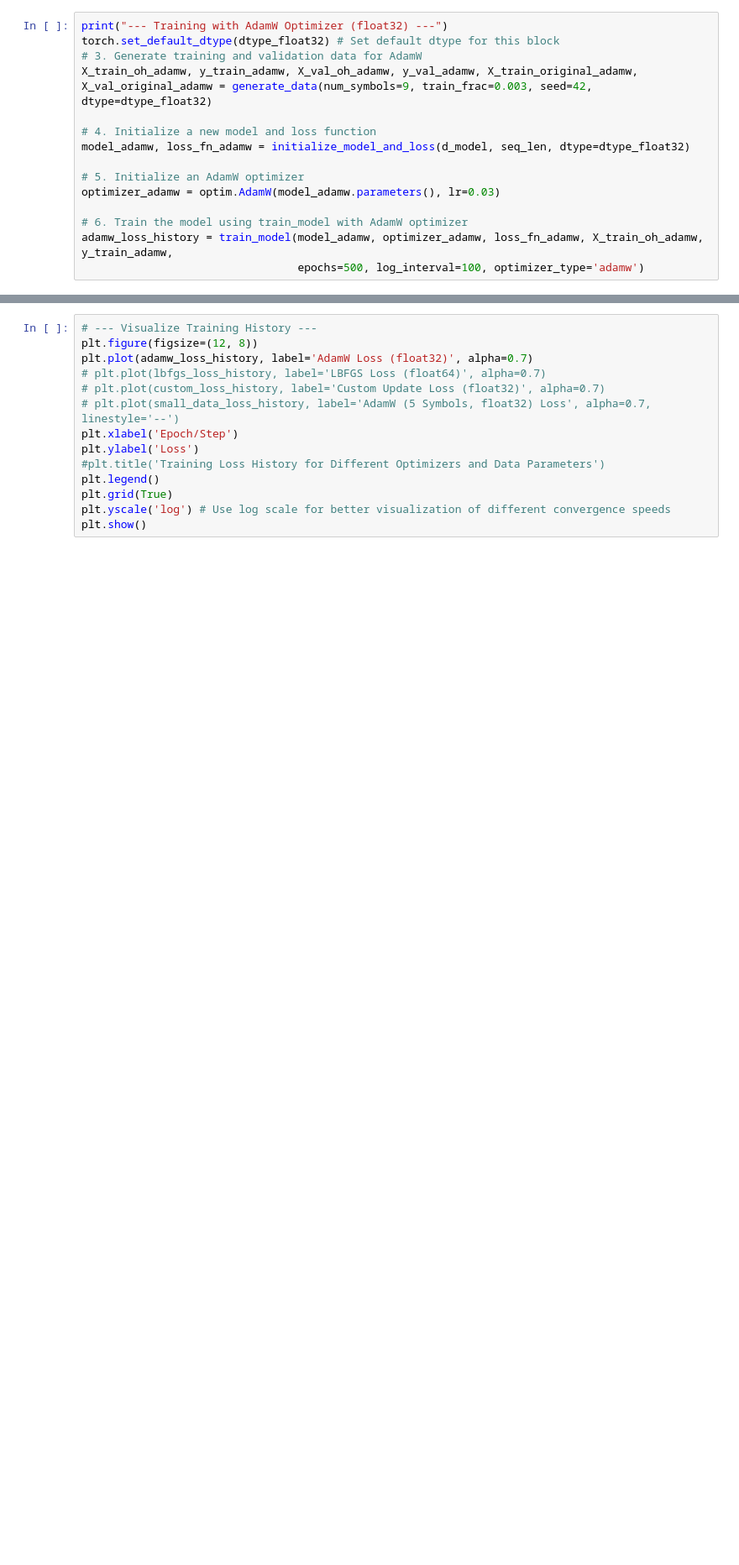
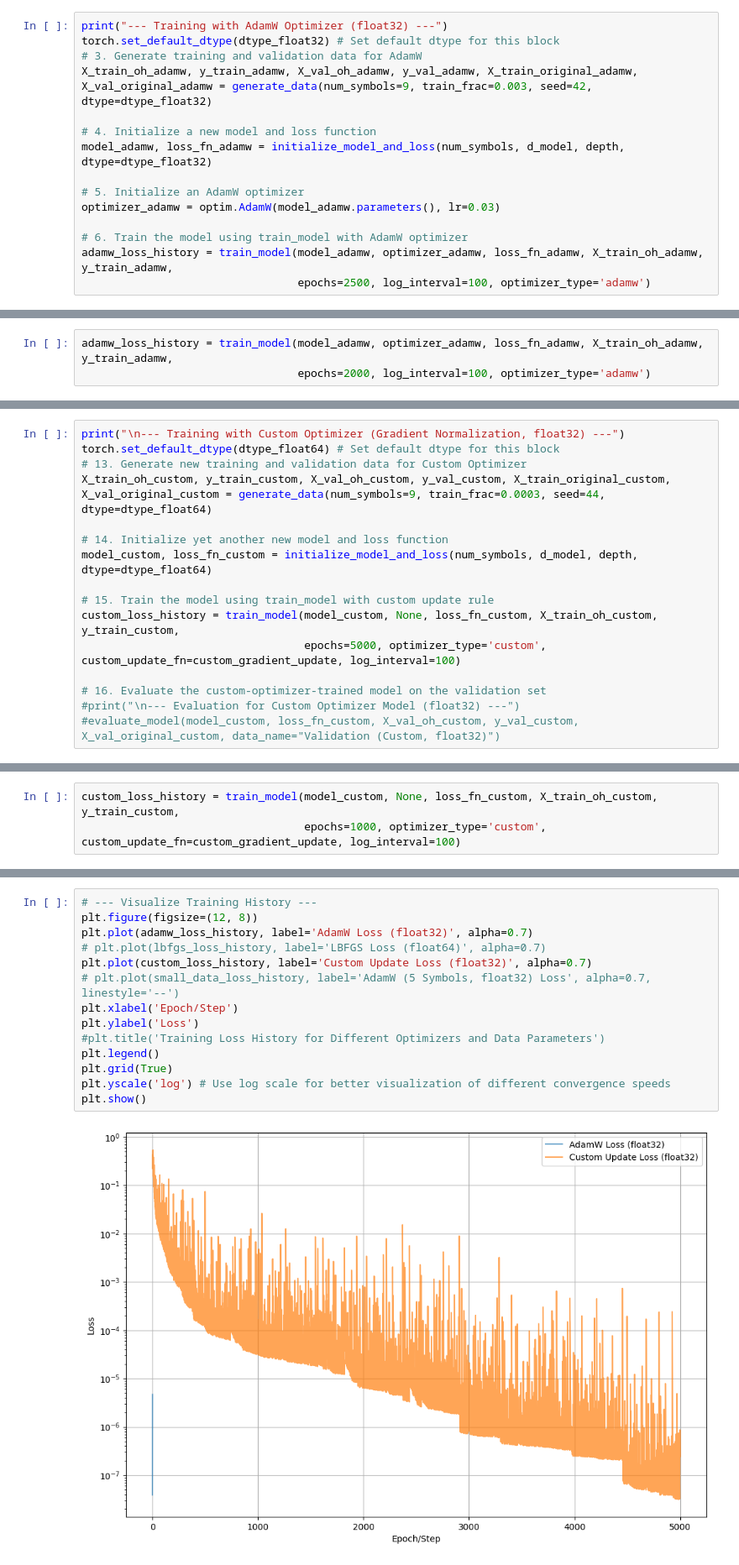
Before and after one commit to enjoyentropy-learning/basic, a Jupyter notebook: debugsudoku.ipynb, the cells around one changed output, grey strips where cells are left out. Shown at 84% size. Drawn from its saved outputs; the diff is of its cells as text; blank space fills up the shorter version.

Commit message:
trying various things to see if loss can be zero. Realized model was not complex also tried many other things.

```diff
--- a/debugsudoku.ipynb
+++ b/debugsudoku.ipynb
@@ -12,11 +18,11 @@ torch.set_default_dtype(dtype_float32) # Set default dtype for this block
 X_train_oh_adamw, y_train_adamw, X_val_oh_adamw, y_val_adamw, X_train_original_adamw, X_val_original_adamw = generate_data(num_symbols=9, train_frac=0.003, seed=42, dtype=dtype_float32)
 
 # 4. Initialize a new model and loss function
-model_adamw, loss_fn_adamw = initialize_model_and_loss(d_model, seq_len, dtype=dtype_float32)
+model_adamw, loss_fn_adamw = initialize_model_and_loss(num_symbols, d_model, depth, dtype=dtype_float32)
 
 # 5. Initialize an AdamW optimizer
 optimizer_adamw = optim.AdamW(model_adamw.parameters(), lr=0.03)
 
 # 6. Train the model using train_model with AdamW optimizer
 adamw_loss_history = train_model(model_adamw, optimizer_adamw, loss_fn_adamw, X_train_oh_adamw, y_train_adamw,
-                                 epochs=500, log_interval=100, optimizer_type='adamw')
+                                 epochs=2500, log_interval=100, optimizer_type='adamw')
@@ -22,0 +62,3 @@ adamw_loss_history = train_model(model_adamw, optimizer_adamw, loss_fn_adamw, X_
+# %%
+adamw_loss_history = train_model(model_adamw, optimizer_adamw, loss_fn_adamw, X_train_oh_adamw, y_train_adamw,
+                                 epochs=2000, log_interval=100, optimizer_type='adamw')
@@ -22,0 +86,16 @@ adamw_loss_history = train_model(model_adamw, optimizer_adamw, loss_fn_adamw, X_
+# %%
+print("\n--- Training with Custom Optimizer (Gradient Normalization, float32) ---")
+torch.set_default_dtype(dtype_float64) # Set default dtype for this block
+# 13. Generate new training and validation data for Custom Optimizer
+X_train_oh_custom, y_train_custom, X_val_oh_custom, y_val_custom, X_train_original_custom, X_val_original_custom = generate_data(num_symbols=9, train_frac=0.0003, seed=44, dtype=dtype_float64)
+
+# 14. Initialize yet another new model and loss function
+model_custom, loss_fn_custom = initialize_model_and_loss(num_symbols, d_model, depth, dtype=dtype_float64)
+
+# 15. Train the model using train_model with custom update rule
+custom_loss_history = train_model(model_custom, None, loss_fn_custom, X_train_oh_custom, y_train_custom,
+                                  epochs=5000, optimizer_type='custom', custom_update_fn=custom_gradient_update, log_interval=100)
+
+# 16. Evaluate the custom-optimizer-trained model on the validation set
+#print("\n--- Evaluation for Custom Optimizer Model (float32) ---")
+#evaluate_model(model_custom, loss_fn_custom, X_val_oh_custom, y_val_custom, X_val_original_custom, data_name="Validation (Custom, float32)")
@@ -22,0 +134,3 @@ adamw_loss_history = train_model(model_adamw, optimizer_adamw, loss_fn_adamw, X_
+# %%
+custom_loss_history = train_model(model_custom, None, loss_fn_custom, X_train_oh_custom, y_train_custom,
+                                  epochs=1000, optimizer_type='custom', custom_update_fn=custom_gradient_update, log_interval=100)
@@ -23,14 +215,16 @@ adamw_loss_history = train_model(model_adamw, optimizer_adamw, loss_fn_adamw, X_
 # %%
 # --- Visualize Training History ---
 plt.figure(figsize=(12, 8))
 plt.plot(adamw_loss_history, label='AdamW Loss (float32)', alpha=0.7)
 # plt.plot(lbfgs_loss_history, label='LBFGS Loss (float64)', alpha=0.7)
-# plt.plot(custom_loss_history, label='Custom Update Loss (float32)', alpha=0.7)
+plt.plot(custom_loss_history, label='Custom Update Loss (float32)', alpha=0.7)
 # plt.plot(small_data_loss_history, label='AdamW (5 Symbols, float32) Loss', alpha=0.7, linestyle='--')
 plt.xlabel('Epoch/Step')
 plt.ylabel('Loss')
 #plt.title('Training Loss History for Different Optimizers and Data Parameters')
 plt.legend()
 plt.grid(True)
 plt.yscale('log') # Use log scale for better visualization of different convergence speeds
 plt.show()
+# %% [output]
+[figure, added]
```
Also changed, not shown: parts of 12 cells of this notebook, 2 other files.
